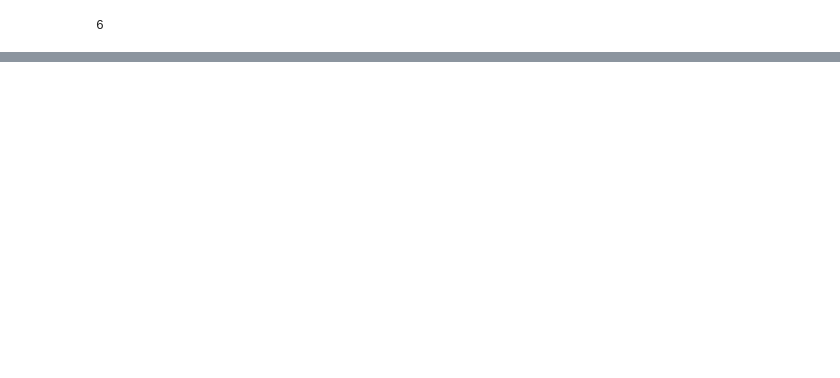
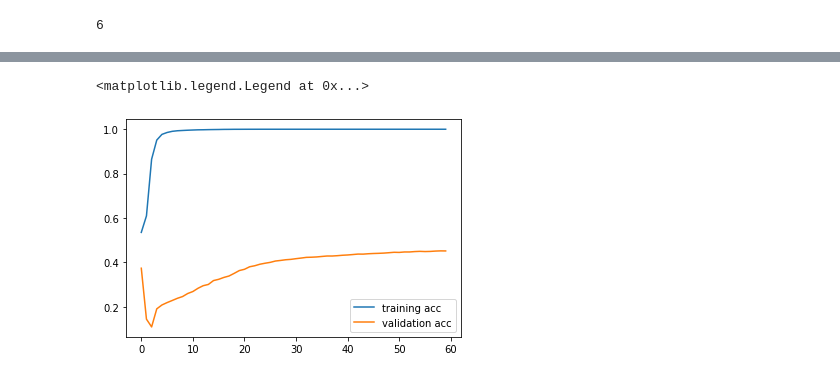
Before and after one commit to salmamhx/subreddify, a Jupyter notebook: ml_model.ipynb, the cells around one changed output, grey strips where cells are left out. Saved outputs shown, nothing was run; the diff lists cells and outputs as text; code cells hidden in the pictures; blank space fills up the shorter version.

Commit message:
0.45 accuracy on the model!
better than random chance now

```diff
--- a/ml_model.ipynb
+++ b/ml_model.ipynb
@@ -205,0 +212,21 @@ for i in range(0,6):
+# %%
+from keras import Sequential
+from keras.layers import Dense, Activation, Embedding, Flatten, GlobalMaxPool1D, Dropout, Conv1D
+filter_length = 300
+model = Sequential()
+model.add(Embedding(MAX_VOCAB_SIZE, 20, input_length=MAX_SEQUENCE_LENGTH))
+model.add(Conv1D(filter_length, 3, padding='valid', activation='relu', strides=1))
+model.add(GlobalMaxPool1D())
+model.add(Dense(len(possible_labels), kernel_regularizer=regularizers.L1L2(l1=1e-5, l2=1e-4),
+    bias_regularizer=regularizers.L2(1e-4),
+    activity_regularizer=regularizers.L2(1e-5)))
+model.add(Activation('sigmoid'))
+model.compile(optimizer='adam', loss='binary_crossentropy', metrics=[tf.keras.metrics.AUC()])
+# %%
+r = model.fit(
+  data,
+  targets,
+  batch_size=BATCH_SIZE,
+  epochs=60,
+  validation_split=VALIDATION_SPLIT
+)
@@ -205,0 +251,11 @@ for i in range(0,6):
+# %%
+acc = r.history['auc_6']
+val_acc = r.history['val_auc_6']
+loss = r.history['loss']
+val_loss = r.history['val_loss']
+plt.plot(acc,label="training acc")
+plt.plot(val_acc,label="validation acc")
+plt.legend()
+# %% [output]
+<matplotlib.legend.Legend at 0x...>
+[figure, added]
```
Also changed, not shown: parts of 11 cells of this notebook.
